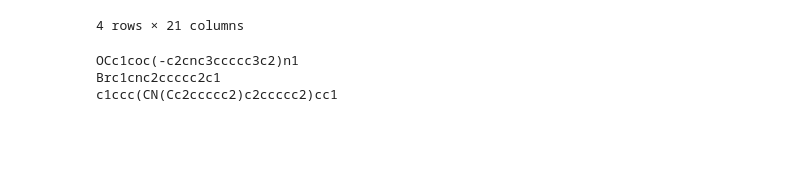
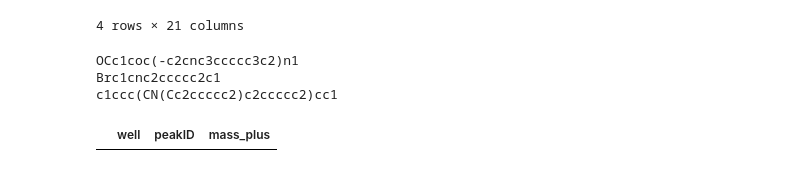
Before and after one commit to thatchemistryguy/PyParse, a Jupyter notebook: code_reop.ipynb, the cells around one changed output. Drawn from its saved outputs; the diff is of its cells as text; code cells hidden in the pictures; blank space fills up the shorter version.

```diff
--- a/code_reop.ipynb
+++ b/code_reop.ipynb
@@ -2183,3 +2155,12 @@ for i in new_list:
 OCc1coc(-c2cnc3ccccc3c2)n1
 Brc1cnc2ccccc2c1
 c1ccc(CN(Cc2ccccc2)c2ccccc2)cc1
+# %%
+new_slice = lcData.loc[lcData["well"].isin([-1]) &
+                                  (abs(lcData["time"] - 2.5) < 0.025), ["well", "peakID"]]
+# %%
+new_slice["mass_plus"] = "-"
+# %%
+new_slice
+# %% [output]
+|  | well | peakID | mass_plus |
```
Also changed, not shown: parts of 4 cells of this notebook.
